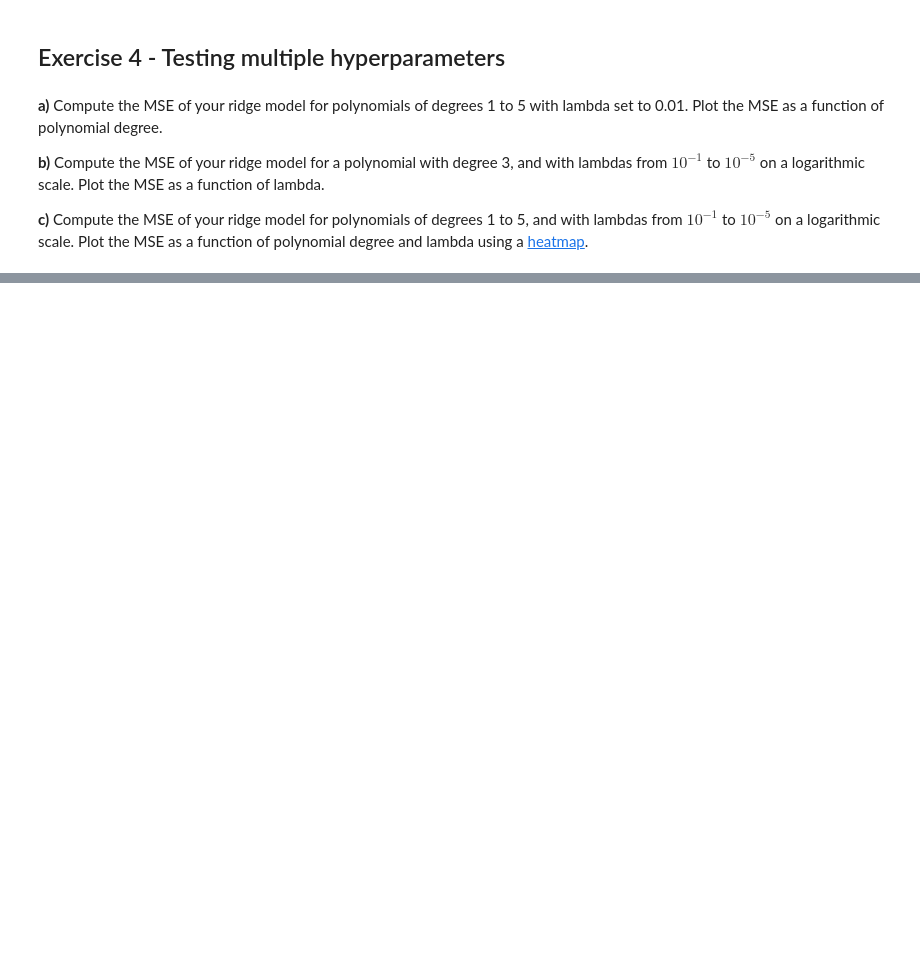
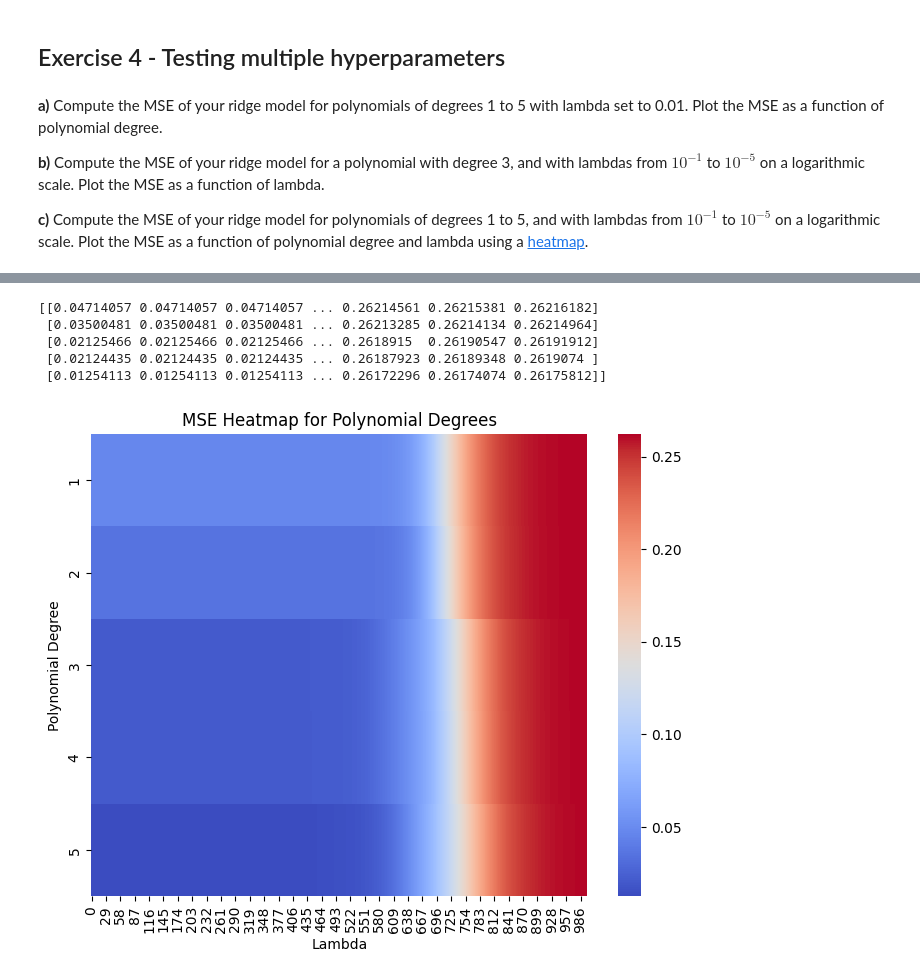
Before and after one commit to ViktorNanotech/FYS-STK, a Jupyter notebook: JupytherWeek36.ipynb, the cells around one changed output, grey strips where cells are left out. Saved outputs shown, nothing was run; the diff lists cells and outputs as text; code cells hidden in the pictures; blank space fills up the shorter version.

```diff
--- a/JupytherWeek36.ipynb
+++ b/JupytherWeek36.ipynb
@@ -201,0 +294,58 @@ plt.show()
+# %%
+#c)
+import seaborn as sns
+
+lambdas = np.logspace(-5, 5, 10)
+print(lambdas)
+degrees = range(1, 6)
+degreeXlambda = np.zeros((5, len(lambdas)))
+
+
+y_offset = np.mean(y_train)  # Center y_train
+
+for i, degree in enumerate(degrees):
+    for j, lamb in enumerate(lambdas):
+       X_train_poly = polynomial_features(x_train, degree, intercept=False)
+       X_test_poly = polynomial_features(x_test, degree, intercept=False)
+
+       X_train_poly_s = scaler.fit_transform(X_train_poly)
+       X_test_poly_s = scaler.transform(X_test_poly)
+
+       beta = Ridge_parameters(X_train_poly_s, y_train - y_offset, lamb)
+
+       y_hat_train = X_train_poly_s @ beta + y_offset
+       y_hat_test = X_test_poly_s @ beta + y_offset
+
+       # Compute MSE
+       mse_train = np.mean((y_train - y_hat_train) ** 2)
+       mse_test = np.mean((y_test - y_hat_test) ** 2)
+
+       degreeXlambda[i][j] = mse_train
+
+print(degreeXlambda)
+
+# Create heatmap
+plt.figure(figsize=(8, 6))
+sns.heatmap(
+    degreeXlambda,
+    annot=False,  # Show MSE values in cells
+    fmt=".6f",   # Format to 6 decimal places
+    cmap="coolwarm",  # Blue (low MSE) to red (high MSE)
+    # xticklabels=lambdas,
+    yticklabels=degrees
+)
+
+# Add labels and title
+plt.xlabel("Lambda")
+plt.ylabel("Polynomial Degree")
+plt.title("MSE Heatmap for Polynomial Degrees")
+
+# Display the plot
+plt.show()
+# %% [output]
+[[0.04714057 0.04714057 0.04714057 ... 0.26214561 0.26215381 0.26216182]
+ [0.03500481 0.03500481 0.03500481 ... 0.26213285 0.26214134 0.26214964]
+ [0.02125466 0.02125466 0.02125466 ... 0.2618915  0.26190547 0.26191912]
+ [0.02124435 0.02124435 0.02124435 ... 0.26187923 0.26189348 0.2619074 ]
+ [0.01254113 0.01254113 0.01254113 ... 0.26172296 0.26174074 0.26175812]]
+[figure, added]
```
Also changed, not shown: parts of 3 cells of this notebook, 1 other file.
